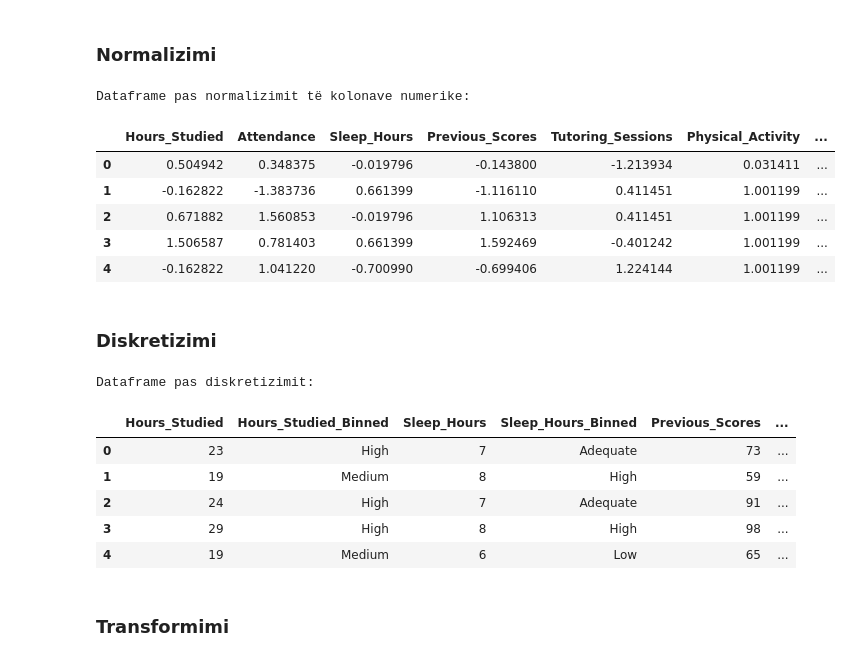
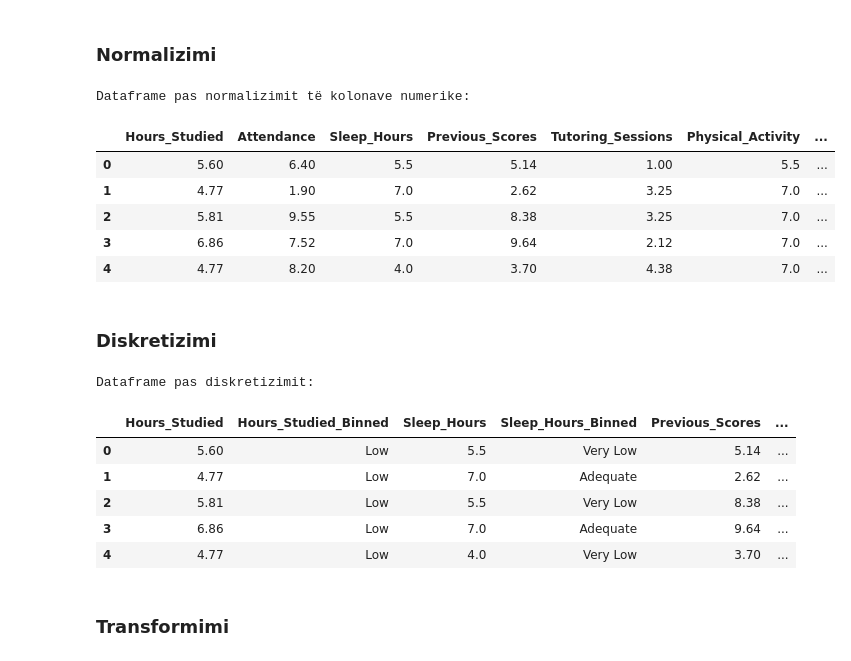
Before and after one commit to enis-halilaj/pvdh-projekti-msc, a Jupyter notebook: data-preprocessing/main.ipynb, the cells around one changed output. Drawn from its saved outputs; the diff is of its cells as text; code cells hidden in the pictures.

```diff
--- a/data-preprocessing/main.ipynb
+++ b/data-preprocessing/main.ipynb
@@ -470,8 +473,6 @@ print("Struktura e re e datasetit pas heqjes së kolonës 'Access_to_Resources':
 if 'Access_to_Resources' in pre_df.columns:
     pre_df = pre_df.drop('Access_to_Resources', axis=1)
     pre_df.to_csv("../dataset/StudentPerformanceFactors_new.csv", index=False)
-else:
-    print("Kolona 'Access_to_Resources' nuk ekziston në DataFrame.")
 display(pre_df.head())
 # %% [output]
 Struktura origjinale e DataFrame:
@@ -703,25 +720,41 @@ Dataframe pas krijimit të vetive të reja:
 <h3>Normalizimi</h3>
 # %%
 # Definimi i kolonave numerike
+# numerical_columns = pre_df.select_dtypes(include=['float64', 'int64']).columns.tolist()
+
+# Inicializimi StandardScaler me vlerat [0, 1]
+# scaler = StandardScaler()
+
+# Normalizojmë kolonat numerike
+# pre_df[numerical_columns] = scaler.fit_transform(pre_df[numerical_columns])
+
+# Shfaqim disa rreshta nga dataframe pas normalizimit
+# print("Dataframe pas normalizimit të kolonave numerike:")
+# display(pre_df[numerical_columns].head())
+
+# -------------------------------------------------------------------------------------
+
+# Definimi i MinMaxScaler me kufijtë 1 dhe 10
+scaler = MinMaxScaler(feature_range=(1, 10))
+
+# Zgjedhja e kolonave numerike
 numerical_columns = pre_df.select_dtypes(include=['float64', 'int64']).columns.tolist()
 
-# Inicializimi StandardScaler
-scaler = StandardScaler()
-
-# Normalizojmë kolonat numerike
+# Aplikimi i MinMaxScaler për kolonat numerike
 pre_df[numerical_columns] = scaler.fit_transform(pre_df[numerical_columns])
+pre_df[numerical_columns] = pre_df[numerical_columns].round(2)
 
 # Shfaqim disa rreshta nga dataframe pas normalizimit
-print("Dataframe pas normalizimit të kolonave numerike:")
+print("Dataframe pas normalizimit të kolonave numerike: ")
 display(pre_df[numerical_columns].head())
 # %% [output]
 Dataframe pas normalizimit të kolonave numerike:
 |  | Hours_Studied | Attendance | Sleep_Hours | Previous_Scores | Tutoring_Sessions | Physical_Activity | ... |
-| 0 | 0.504942 | 0.348375 | -0.019796 | -0.143800 | -1.213934 | 0.031411 | ... |
-| 1 | -0.162822 | -1.383736 | 0.661399 | -1.116110 | 0.411451 | 1.001199 | ... |
-| 2 | 0.671882 | 1.560853 | -0.019796 | 1.106313 | 0.411451 | 1.001199 | ... |
-| 3 | 1.506587 | 0.781403 | 0.661399 | 1.592469 | -0.401242 | 1.001199 | ... |
-| 4 | -0.162822 | 1.041220 | -0.700990 | -0.699406 | 1.224144 | 1.001199 | ... |
+| 0 | 5.60 | 6.40 | 5.5 | 5.14 | 1.00 | 5.5 | ... |
+| 1 | 4.77 | 1.90 | 7.0 | 2.62 | 3.25 | 7.0 | ... |
+| 2 | 5.81 | 9.55 | 5.5 | 8.38 | 3.25 | 7.0 | ... |
+| 3 | 6.86 | 7.52 | 7.0 | 9.64 | 2.12 | 7.0 | ... |
+| 4 | 4.77 | 8.20 | 4.0 | 3.70 | 4.38 | 7.0 | ... |
 # %% [markdown]
 <style>
     h3 {
@@ -772,11 +805,11 @@ display(df_selected_features[['Hours_Studied', 'Hours_Studied_Binned', 'Sleep_Ho
 # %% [output]
 Dataframe pas diskretizimit:
 |  | Hours_Studied | Hours_Studied_Binned | Sleep_Hours | Sleep_Hours_Binned | Previous_Scores | ... |
-| 0 | 23 | High | 7 | Adequate | 73 | ... |
-| 1 | 19 | Medium | 8 | High | 59 | ... |
-| 2 | 24 | High | 7 | Adequate | 91 | ... |
-| 3 | 29 | High | 8 | High | 98 | ... |
-| 4 | 19 | Medium | 6 | Low | 65 | ... |
+| 0 | 5.60 | Low | 5.5 | Very Low | 5.14 | ... |
+| 1 | 4.77 | Low | 7.0 | Adequate | 2.62 | ... |
+| 2 | 5.81 | Low | 5.5 | Very Low | 8.38 | ... |
+| 3 | 6.86 | Low | 7.0 | Adequate | 9.64 | ... |
+| 4 | 4.77 | Low | 4.0 | Very Low | 3.70 | ... |
 # %% [markdown]
 <style>
     h3 {
```
Also changed, not shown: parts of 15 cells of this notebook, 2 other files.
